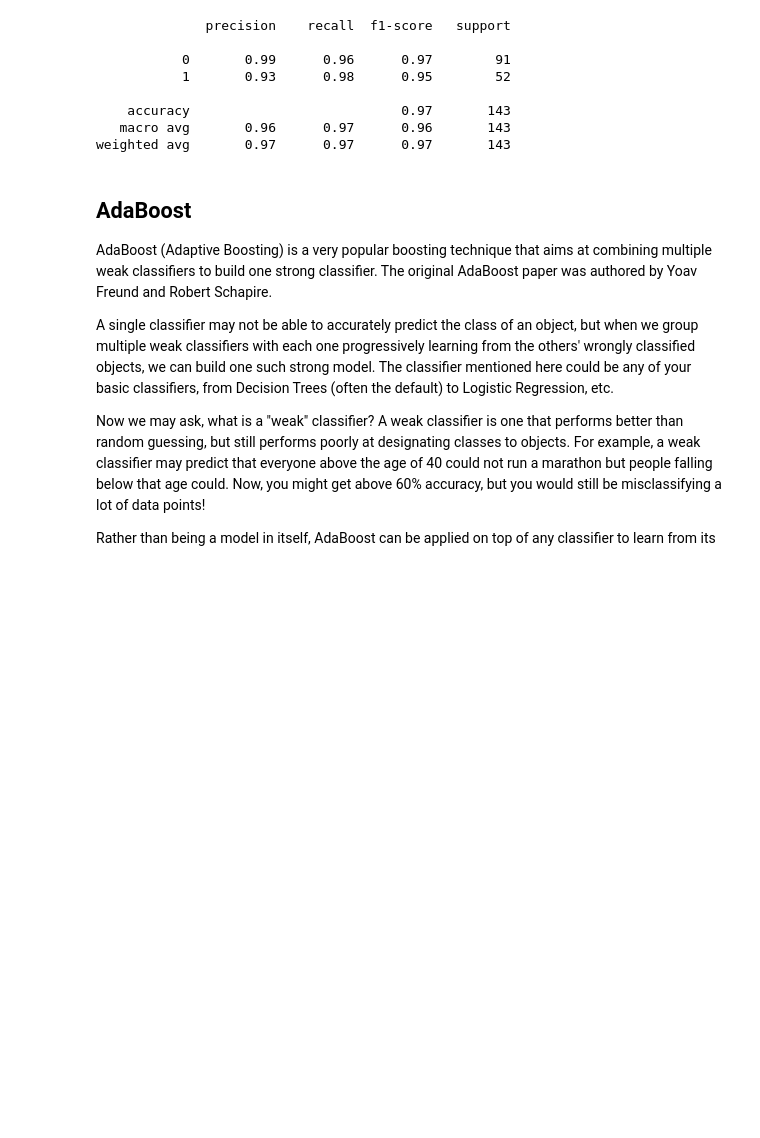
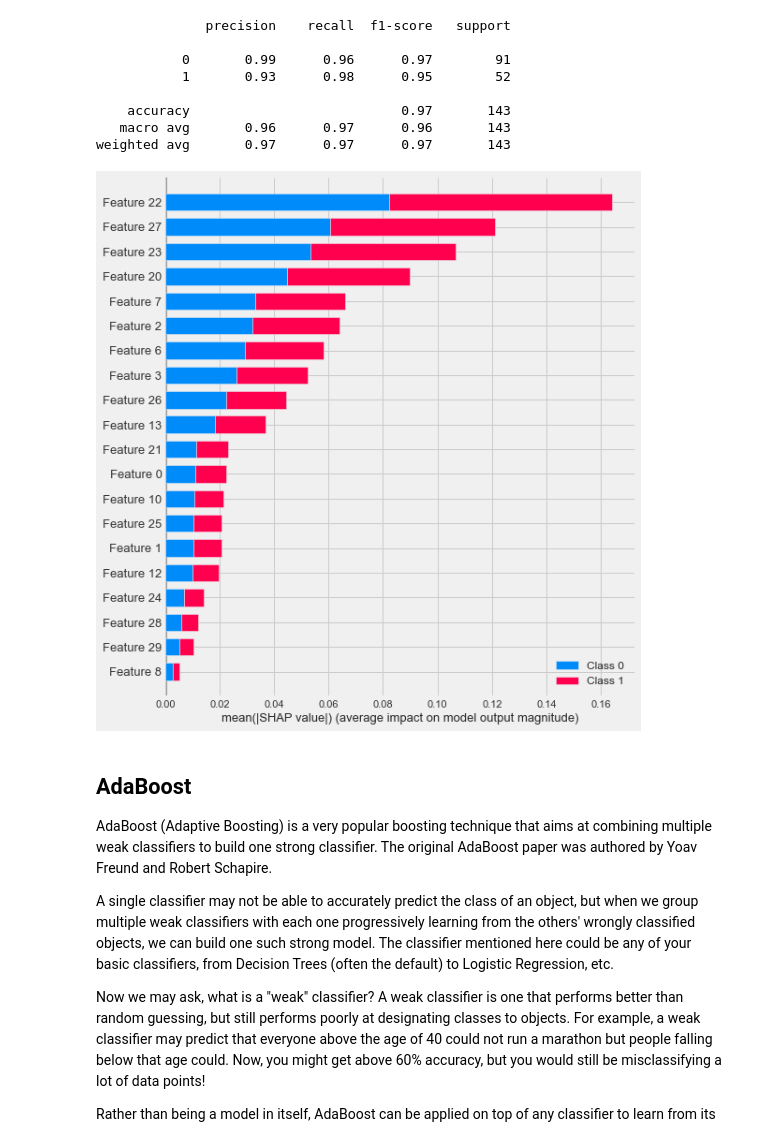
Before and after one commit to philmui/study-algorithmic-bias, a Jupyter notebook: notebooks/Wisconsin Breast Cancer Study.ipynb, the cells around one changed output. Cells and saved outputs as stored; diff of their text form; code cells hidden in the pictures; blank space fills up the shorter version.

```diff
--- a/notebooks/Wisconsin Breast Cancer Study.ipynb
+++ b/notebooks/Wisconsin Breast Cancer Study.ipynb
@@ -732,6 +780,11 @@ print(classification_report(y_test, y_pred_class))
     accuracy                           0.97       143
    macro avg       0.96      0.97      0.96       143
 weighted avg       0.97      0.97      0.97       143
+# %%
+shap_values = shap.TreeExplainer(rf_model).shap_values(X_train)
+shap.summary_plot(shap_values, X_train, plot_type="bar")
+# %% [output]
+[figure, added]
 # %% [markdown]
 ## AdaBoost
 
```
Also changed, not shown: parts of 10 cells of this notebook.
